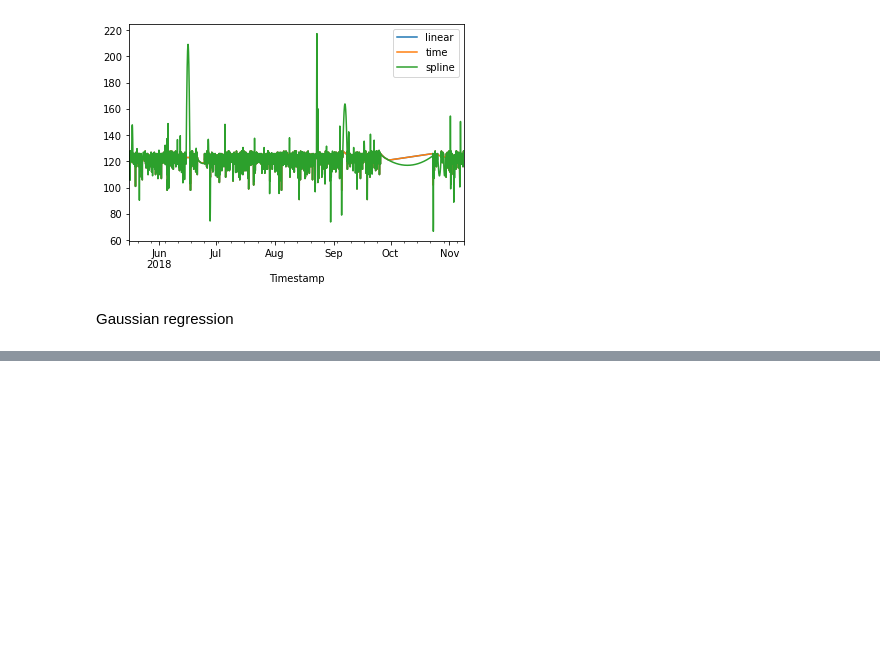
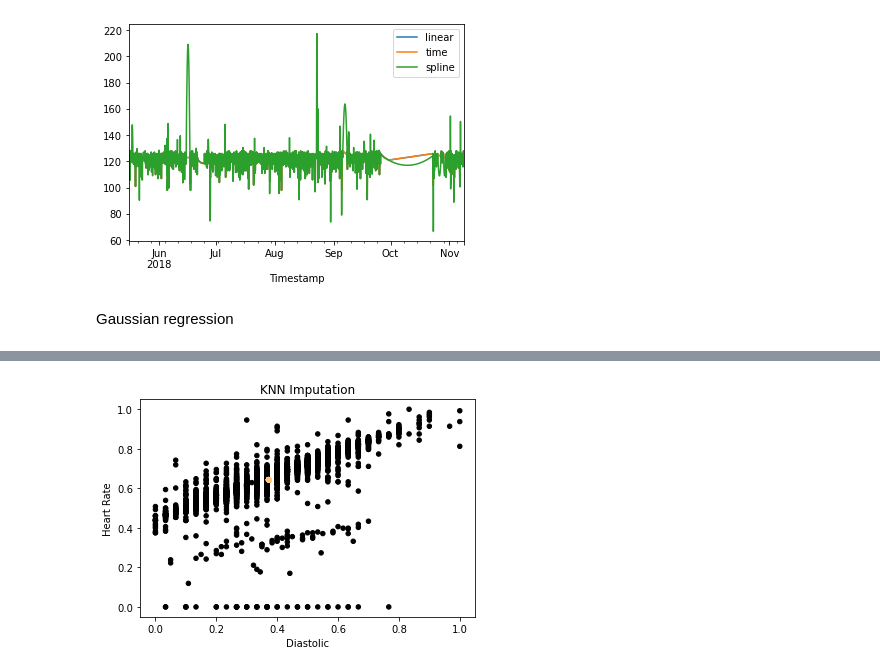
Before and after one commit to amylpm/Hypertension_prediction, a Jupyter notebook: Hypertension(regularly sampled data)/Codebase(previous paper codes)/Hypertension_code_amy/imputation missing value.ipynb, the cells around one changed output, grey strips where cells are left out. Cells and saved outputs as stored; diff of their text form; code cells hidden in the pictures; blank space fills up the shorter version.

```diff
--- a/Hypertension(regularly sampled data)/Codebase(previous paper codes)/Hypertension_code_amy/imputation missing value.ipynb
+++ b/Hypertension(regularly sampled data)/Codebase(previous paper codes)/Hypertension_code_amy/imputation missing value.ipynb
@@ -86,0 +129,24 @@ Gaussian regression
+# %%
+# Imputing with KNNImputer
+
+from sklearn.impute import KNNImputer
+from sklearn.preprocessing import MinMaxScaler
+
+#Define a subset of the dataset
+df_knn = p9690.filter(['Systolic','Diastolic','Heart Rate'], axis=1).copy()
+
+
+# Define scaler to set values between 0 and 1
+
+scaler = MinMaxScaler(feature_range=(0, 1))
+df_knn = pd.DataFrame(scaler.fit_transform(df_knn), columns = df_knn.columns)
+
+# Define KNN imputer and fill missing values
+knn_imputer = KNNImputer(n_neighbors=5, weights='uniform', metric='nan_euclidean')
+df_knn_imputed = pd.DataFrame(knn_imputer.fit_transform(df_knn), columns=df_knn.columns)
+# %%
+fig = plt.Figure()
+null_values = p9690['Systolic'].isnull()
+fig = df_knn_imputed.plot(x='Diastolic', y='Heart Rate', kind='scatter', c=null_values, cmap='copper', title='KNN Imputation', colorbar=False)
+# %% [output]
+[figure, added]
```
Also changed, not shown: parts of 5 cells of this notebook.
